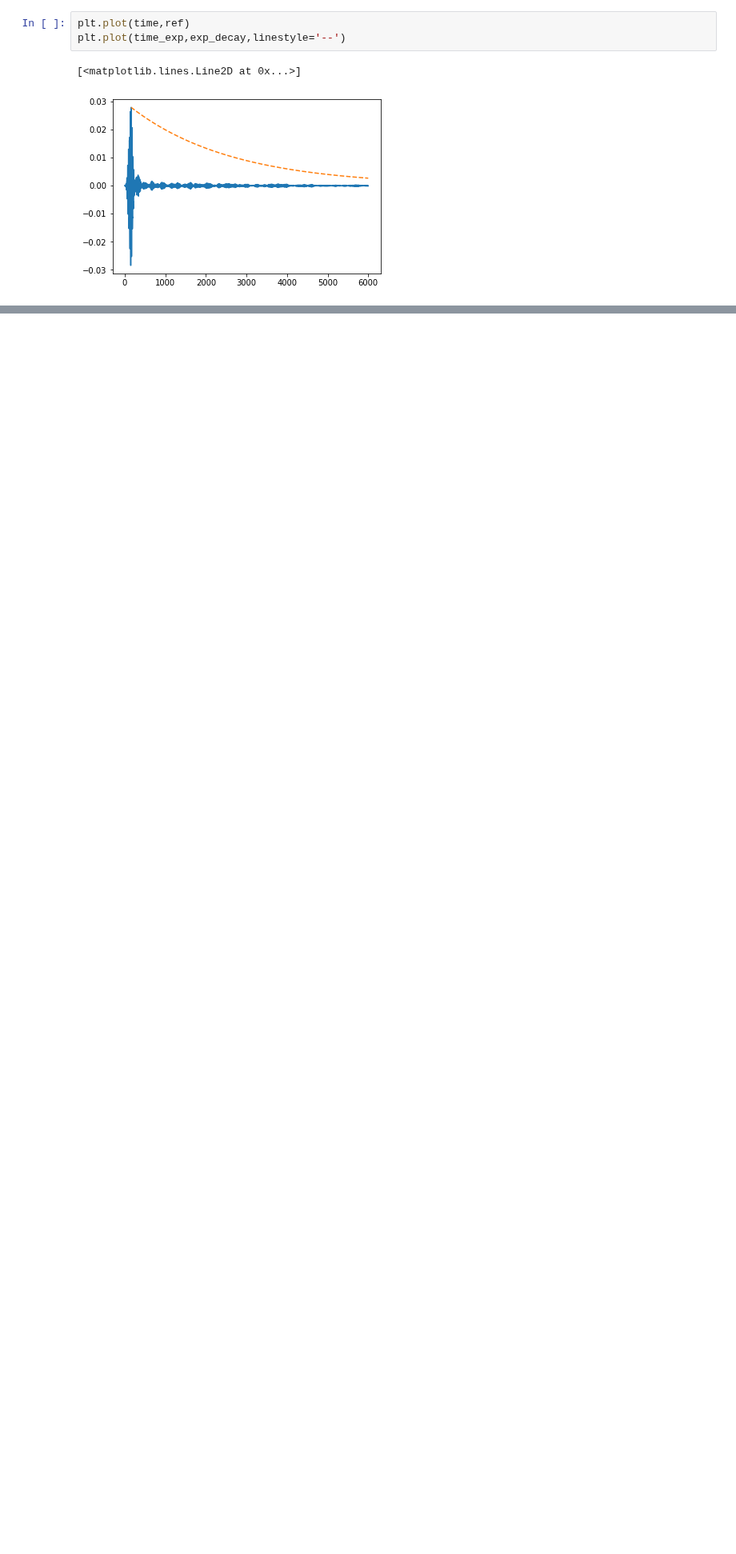
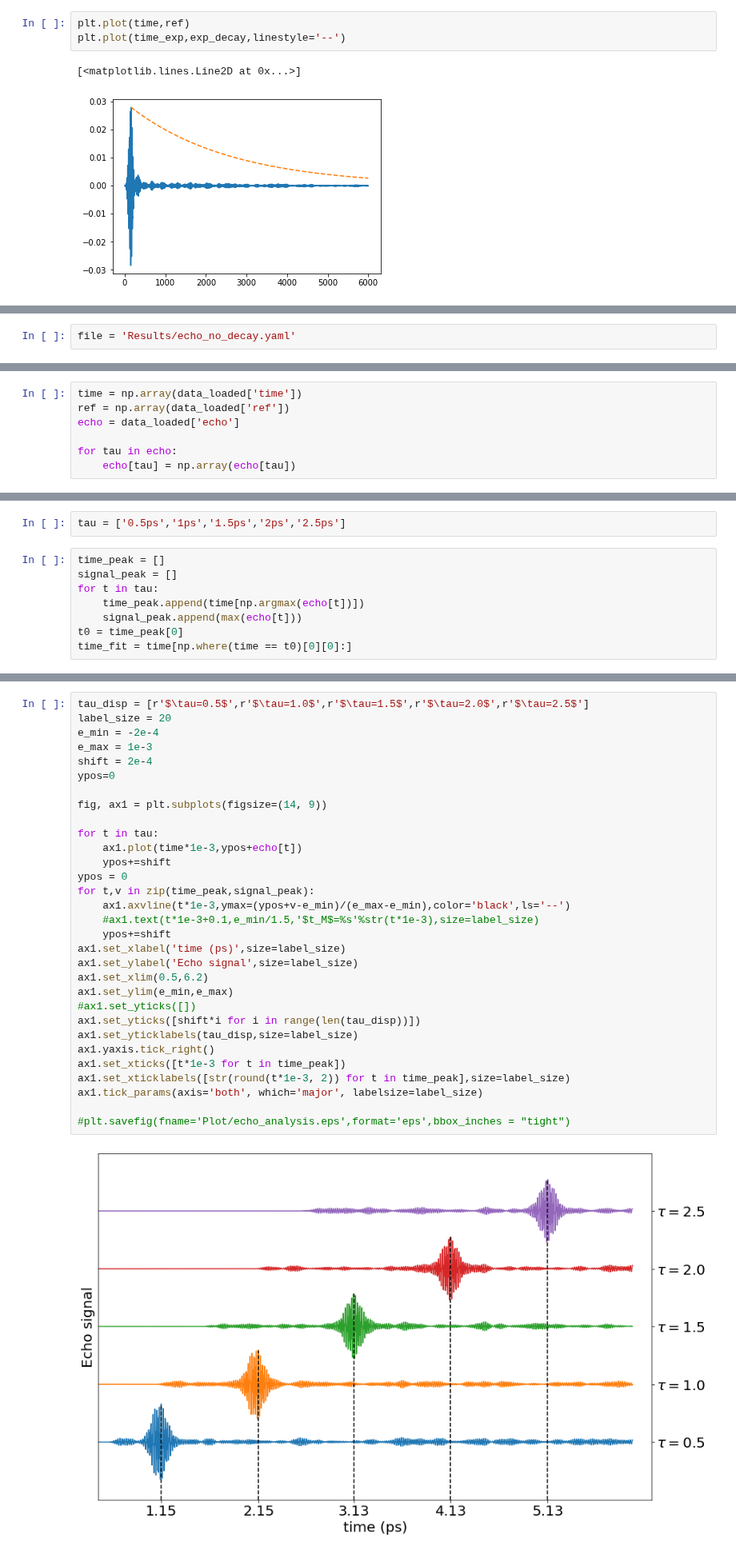
Before and after one commit to marcodalessandro76/Echo_mechanisms_decay_time_optical_orientation, a Jupyter notebook: PHOTON_ECO/ANALYSIS_Plot.ipynb, the cells around one changed output, grey strips where cells are left out. Shown at 80% size. Cells and saved outputs as stored; diff of their text form; blank space fills up the shorter version.

```diff
--- a/PHOTON_ECO/ANALYSIS_Plot.ipynb
+++ b/PHOTON_ECO/ANALYSIS_Plot.ipynb
@@ -134,0 +128,2 @@ for t in echo:
+# %%
+file = 'Results/echo_no_decay.yaml'
@@ -134,0 +136,7 @@ for t in echo:
+# %%
+time = np.array(data_loaded['time'])
+ref = np.array(data_loaded['ref'])
+echo = data_loaded['echo']
+
+for tau in echo:
+    echo[tau] = np.array(echo[tau])
@@ -134,0 +157,10 @@ for t in echo:
+# %%
+tau = ['0.5ps','1ps','1.5ps','2ps','2.5ps']
+# %%
+time_peak = []
+signal_peak = []
+for t in tau:
+    time_peak.append(time[np.argmax(echo[t])])
+    signal_peak.append(max(echo[t]))
+t0 = time_peak[0]
+time_fit = time[np.where(time == t0)[0][0]:]
@@ -134,0 +175,33 @@ for t in echo:
+# %%
+tau_disp = [r'$\tau=0.5$',r'$\tau=1.0$',r'$\tau=1.5$',r'$\tau=2.0$',r'$\tau=2.5$']
+label_size = 20
+e_min = -2e-4
+e_max = 1e-3
+shift = 2e-4
+ypos=0
+
+fig, ax1 = plt.subplots(figsize=(14, 9))
+
+for t in tau:
+    ax1.plot(time*1e-3,ypos+echo[t])
+    ypos+=shift
+ypos = 0
+for t,v in zip(time_peak,signal_peak):
+    ax1.axvline(t*1e-3,ymax=(ypos+v-e_min)/(e_max-e_min),color='black',ls='--')
+    #ax1.text(t*1e-3+0.1,e_min/1.5,'$t_M$=%s'%str(t*1e-3),size=label_size)
+    ypos+=shift
+ax1.set_xlabel('time (ps)',size=label_size)
+ax1.set_ylabel('Echo signal',size=label_size)
+ax1.set_xlim(0.5,6.2)
+ax1.set_ylim(e_min,e_max)
+#ax1.set_yticks([])
+ax1.set_yticks([shift*i for i in range(len(tau_disp))])
+ax1.set_yticklabels(tau_disp,size=label_size)
+ax1.yaxis.tick_right()
+ax1.set_xticks([t*1e-3 for t in time_peak])
+ax1.set_xticklabels([str(round(t*1e-3, 2)) for t in time_peak],size=label_size)
+ax1.tick_params(axis='both', which='major', labelsize=label_size)
+
+#plt.savefig(fname='Plot/echo_analysis.eps',format='eps',bbox_inches = "tight")
+# %% [output]
+[figure, added]
```
Also changed, not shown: parts of 27 cells of this notebook, 6 other files.
